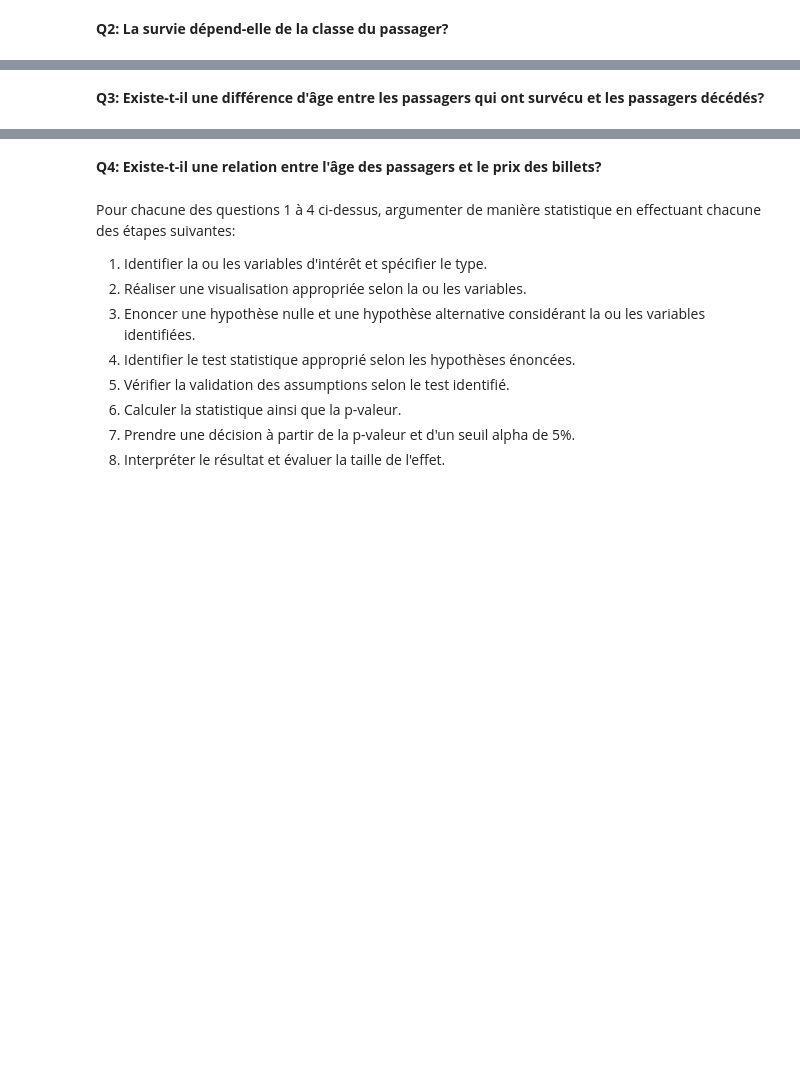
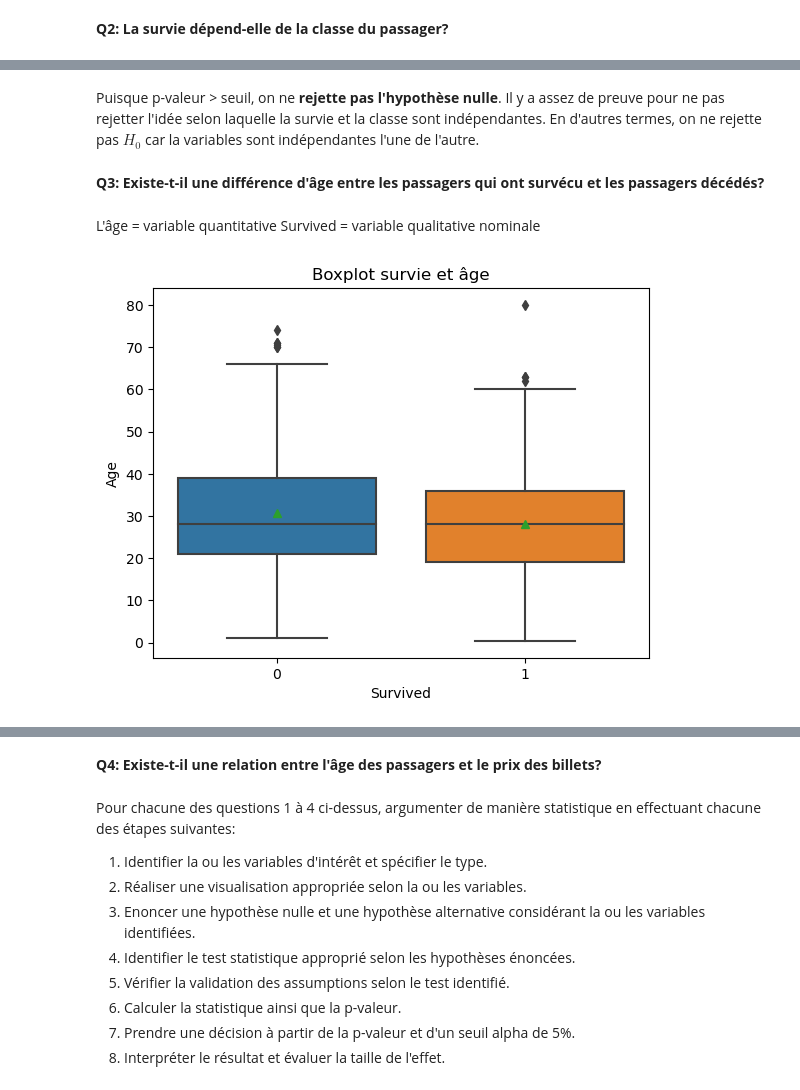
Before and after one commit to VictorFeller/Analyse-de-donn-es-Titanic, a Jupyter notebook: Projet.ipynb, the cells around one changed output, grey strips where cells are left out. Drawn from its saved outputs; the diff is of its cells as text; code cells hidden in the pictures; blank space fills up the shorter version.

```diff
--- a/Projet.ipynb
+++ b/Projet.ipynb
@@ -167,2 +222,23 @@ Avec un seuil alpha 0.05 on rejète l'hypothèse nulle car p-valeur < alpha.
+# %% [markdown]
+Puisque p-valeur > seuil, on ne **rejette pas l'hypothèse nulle**. Il y a assez de preuve pour ne pas rejetter l'idée selon laquelle la survie et la classe sont indépendantes.
+En d'autres termes, on ne rejette pas $H_0$ car la variables sont indépendantes l'une de l'autre.
 # %% [markdown]
 **Q3: Existe-t-il une différence d'âge entre les passagers qui ont survécu et les passagers décédés?**
+# %% [markdown]
+L'âge  = variable quantitative
+Survived = variable qualitative nominale
+# %%
+#Pour visualiser la relation entre une variable quantitative et une variable qualitative, on utilise un Box plot
+
+sns.boxplot(
+    data=data_clean,
+    x="Survived", # qualitatif
+    y="Age", # quantitatif
+    showmeans=True # montrer les moyennes (False par défaut)
+)
+
+plt.title("Boxplot survie et âge")
+
+plt.show()
+# %% [output]
+[figure, added]
```
Also changed, not shown: parts of 27 cells of this notebook.
